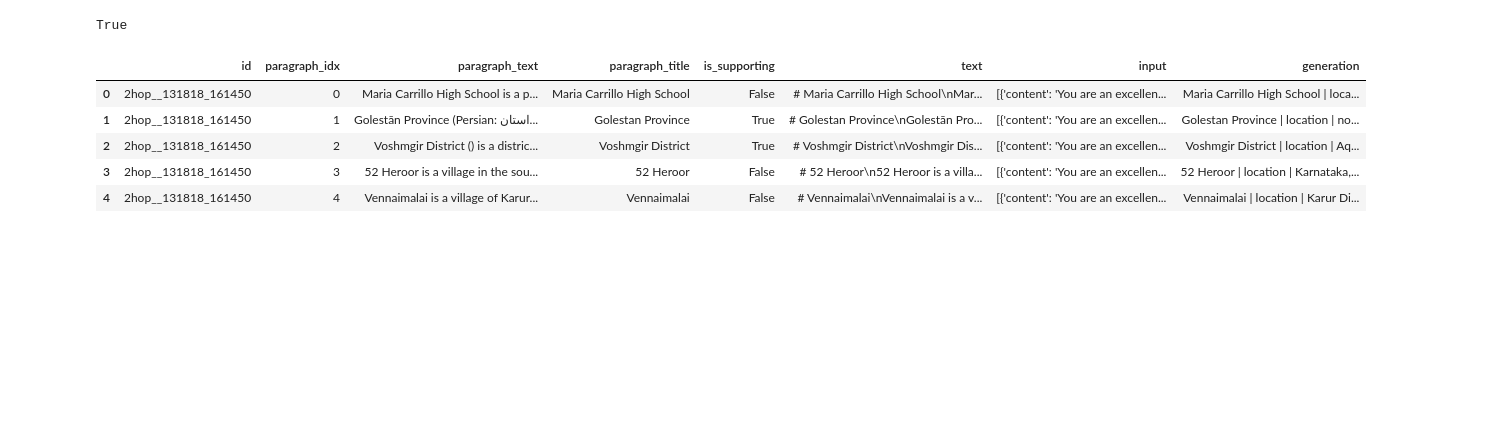
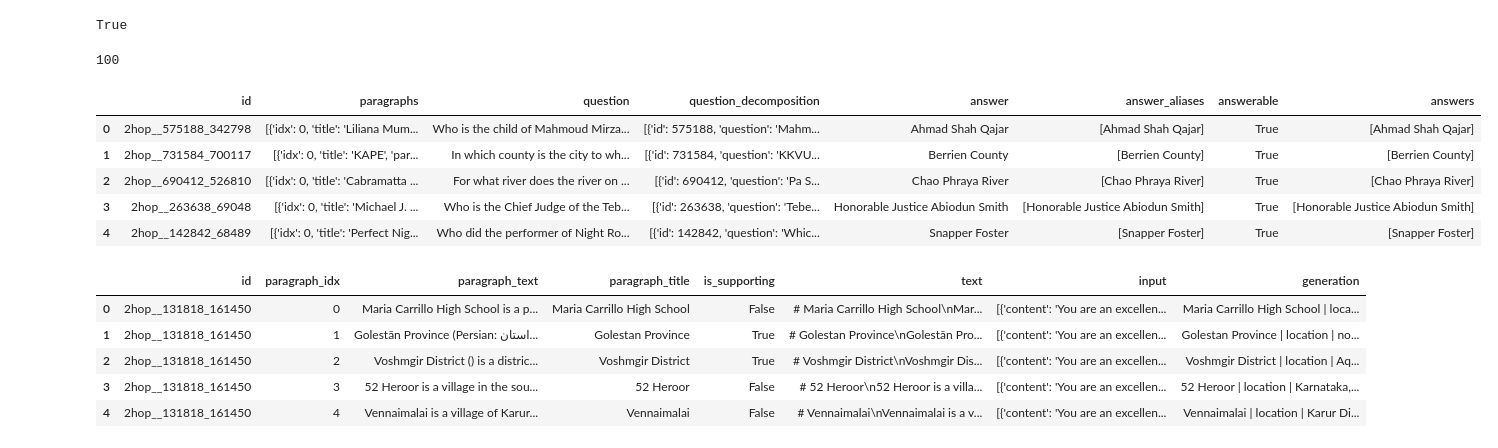
Before and after one commit to bdsaglam/bellem, a Jupyter notebook: dev_nbs/musique-kg-llm/baseline-single-hop-variations.ipynb, the cells around one changed output. Cells and saved outputs as stored; diff of their text form; code cells hidden in the pictures; blank space fills up the shorter version.

```diff
--- a/dev_nbs/musique-kg-llm/baseline-single-hop-variations.ipynb
+++ b/dev_nbs/musique-kg-llm/baseline-single-hop-variations.ipynb
@@ -27,5 +17,19 @@ def silence(exc_cls):
 # %%
+from bellek.musique.constants import ABLATION_RECORD_IDS
+
 df = pd.read_json('../../data/generated/musique-evaluation/dataset.jsonl', orient='records', lines=True)
+df.set_index('id', inplace=True, drop=False)
+df = df.loc[ABLATION_RECORD_IDS].copy().reset_index(drop=True)
+print(len(df))
+df.head()
+# %% [output]
+100
+|  | id | paragraphs | question | question_decomposition | answer | answer_aliases | answerable | answers |
+| 0 | 2hop__575188_342798 | [{'idx': 0, 'title': 'Liliana Mum... | Who is the child of Mahmoud Mirza... | [{'id': 575188, 'question': 'Mahm... | Ahmad Shah Qajar | [Ahmad Shah Qajar] | True | [Ahmad Shah Qajar] |
+| 1 | 2hop__731584_700117 | [{'idx': 0, 'title': 'KAPE', 'par... | In which county is the city to wh... | [{'id': 731584, 'question': 'KKVU... | Berrien County | [Berrien County] | True | [Berrien County] |
+| 2 | 2hop__690412_526810 | [{'idx': 0, 'title': 'Cabramatta ... | For what river does the river on ... | [{'id': 690412, 'question': 'Pa S... | Chao Phraya River | [Chao Phraya River] | True | [Chao Phraya River] |
+| 3 | 2hop__263638_69048 | [{'idx': 0, 'title': 'Michael J. ... | Who is the Chief Judge of the Teb... | [{'id': 263638, 'question': 'Tebe... | Honorable Justice Abiodun Smith | [Honorable Justice Abiodun Smith] | True | [Honorable Justice Abiodun Smith] |
+| 4 | 2hop__142842_68489 | [{'idx': 0, 'title': 'Perfect Nig... | Who did the performer of Night Ro... | [{'id': 142842, 'question': 'Whic... | Snapper Foster | [Snapper Foster] | True | [Snapper Foster] |
 # %%
 jerx_file = Path("../../data/raw/musique-evaluation/jerx-inferences/llama3-base.jsonl")
 jerx_df = pd.read_json(jerx_file, lines=True)
```
Also changed, not shown: parts of 3 cells of this notebook, 37 other files.
